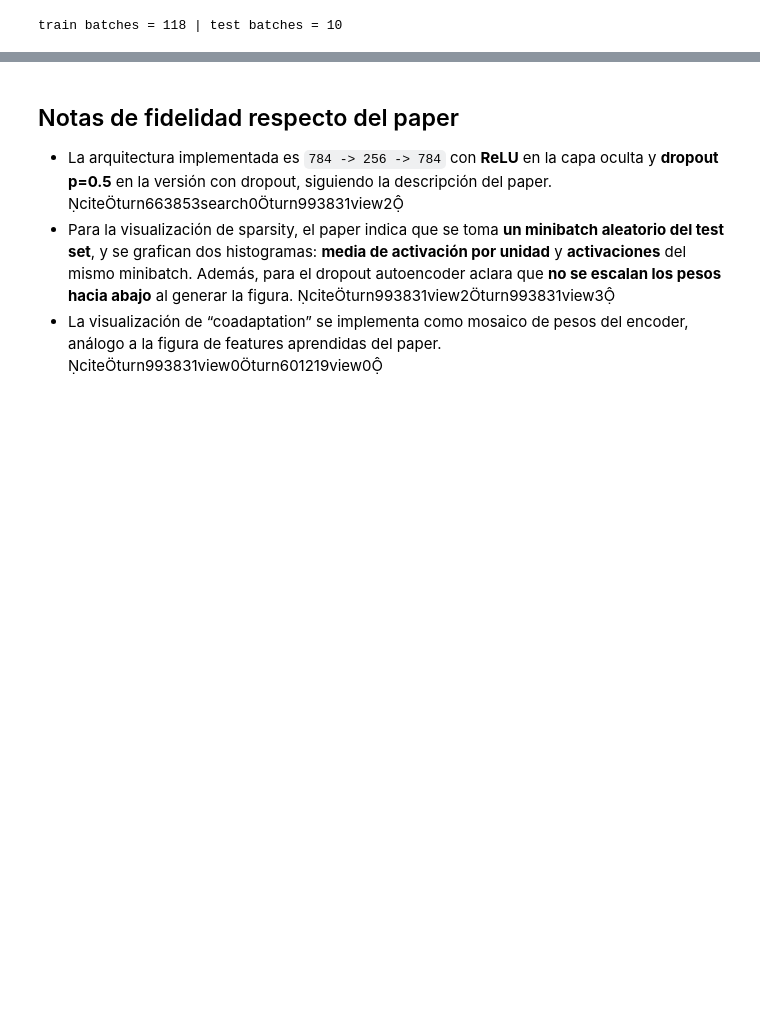
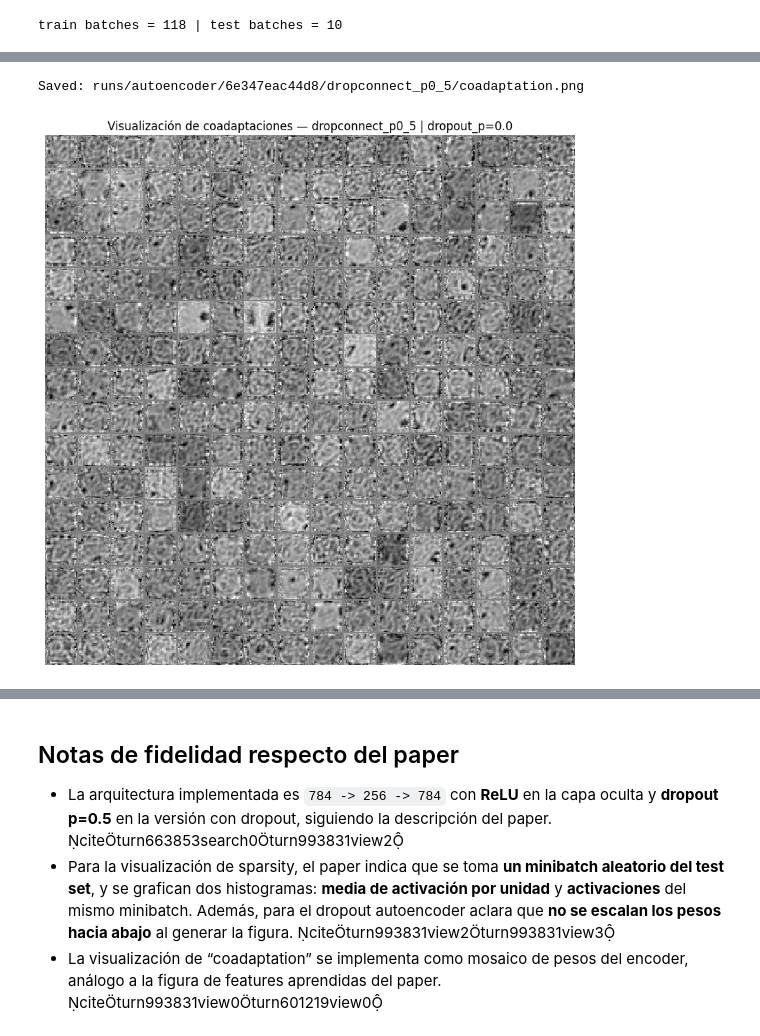
Before and after one commit to joacogamalerio/tesis-project-repository, a Jupyter notebook: dropout_mnist_autoencoder_repro.ipynb, the cells around one changed output, grey strips where cells are left out. Cells and saved outputs as stored; diff of their text form; code cells hidden in the pictures; blank space fills up the shorter version.

```diff
--- a/dropout_mnist_autoencoder_repro.ipynb
+++ b/dropout_mnist_autoencoder_repro.ipynb
@@ -77,11 +77,26 @@ ROOT_RUNS.mkdir(parents=True, exist_ok=True)
 class RunConfig:
     seed: int = 1234
     dataset_name: str = 'MNIST'
+    model_type: str = 'baseline'   # baseline | dropout | dropconnect | boostdropout
+    model_name: str = 'baseline'
+
     input_dim: int = 28 * 28
     hidden_dim: int = 256
     hidden_activation: str = 'relu'
     output_activation: str = 'sigmoid'
+
+    # regular dropout
     dropout_p: float = 0.0
+
+    # dropconnect
+    dropconnect_p: float = 0.5
+
+    # boostdropout
+    boost_p: float = 0.5
+    boost_lambd: float = 0.6
+    mask_normalization: bool = False
+
+    # train
     batch_size: int = 512
     epochs: int = 60
     learning_rate: float = 1e-3
@@ -92,8 +107,6 @@ class RunConfig:
     num_workers: int = 4
     pin_memory: bool = True
     save_every_epoch: bool = False
-    model_name: str = 'baseline'
-
 
 def stable_run_hash(config: RunConfig, extra: Optional[Dict[str, Any]] = None) -> str:
     payload = asdict(config).copy()
@@ -581,3 +825,16 @@ Saved: runs/autoencoder/638d7707aa98/baseline/coadaptation.png
+# %%
+# =========================
+# 12) Visualizar coadaptation para un único modelo
+# =========================
+# Descomentar cuando ya exista el modelo.
+
+fig = plot_coadaptation_from_model_path(
+    model_path=dropconnect_model_path,
+    save_path=dropconnect_model_path.parent / 'coadaptation.png',
+)
+# %% [output]
+Saved: runs/autoencoder/6e347eac44d8/dropconnect_p0_5/coadaptation.png
+[figure, added]
 # %%
 fig = plot_coadaptation_from_model_path(
     model_path=dropout_expected_path,
```
Also changed, not shown: parts of 16 cells of this notebook.
